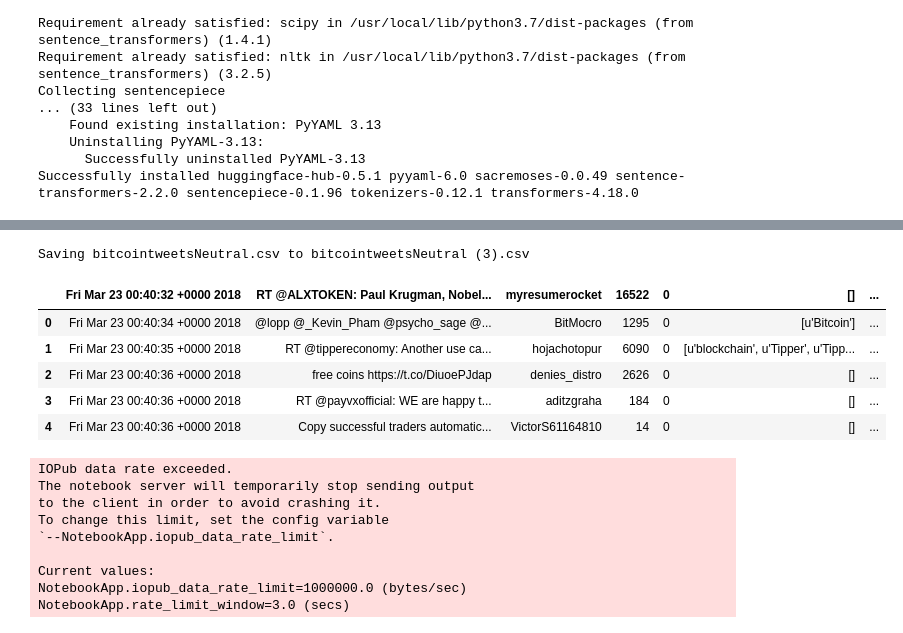
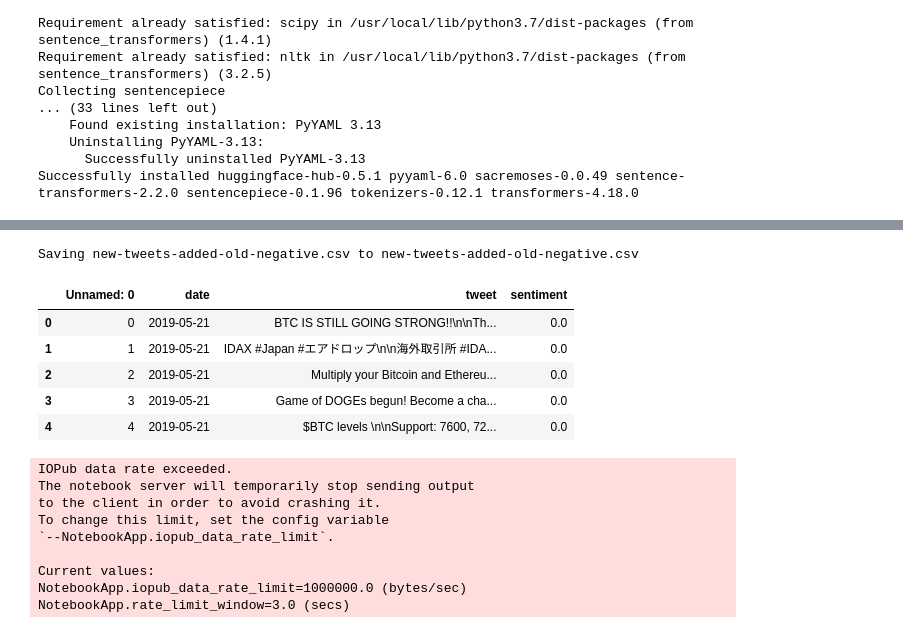
Before and after one commit to hassanjkhan/SALT-DATA, a Jupyter notebook: Untitled.ipynb, the cells around one changed output, grey strips where cells are left out. Cells and saved outputs as stored; diff of their text form; code cells hidden in the pictures.

```diff
--- a/Untitled.ipynb
+++ b/Untitled.ipynb
@@ -41,22 +41,22 @@ Successfully installed huggingface-hub-0.5.1 pyyaml-6.0 sacremoses-0.0.49 senten
 # %%
 import pandas as pd
 import re
 
 from google.colab import files
 import io
 
 uploaded = files.upload()
-data = pd.read_csv(io.BytesIO(uploaded['bitcointweetsNeutral.csv']))
+data = pd.read_csv(io.BytesIO(uploaded['new-tweets-added-old-negative.csv']))
 data.head()
 # %% [output]
 [interactive output not drawn]
-Saving bitcointweetsNeutral.csv to bitcointweetsNeutral (3).csv
+Saving new-tweets-added-old-negative.csv to new-tweets-added-old-negative.csv
-|  | Fri Mar 23 00:40:32 +0000 2018 | RT @ALXTOKEN: Paul Krugman, Nobel... | myresumerocket | 16522 | 0 | [] | ... |
-| 0 | Fri Mar 23 00:40:34 +0000 2018 | @lopp @_Kevin_Pham @psycho_sage @... | BitMocro | 1295 | 0 | [u'Bitcoin'] | ... |
-| 1 | Fri Mar 23 00:40:35 +0000 2018 | RT @tippereconomy: Another use ca... | hojachotopur | 6090 | 0 | [u'blockchain', u'Tipper', u'Tipp... | ... |
-| 2 | Fri Mar 23 00:40:36 +0000 2018 | free coins https://t.co/DiuoePJdap | denies_distro | 2626 | 0 | [] | ... |
-| 3 | Fri Mar 23 00:40:36 +0000 2018 | RT @payvxofficial: WE are happy t... | aditzgraha | 184 | 0 | [] | ... |
-| 4 | Fri Mar 23 00:40:36 +0000 2018 | Copy successful traders automatic... | VictorS61164810 | 14 | 0 | [] | ... |
+|  | Unnamed: 0 | date | tweet | sentiment |
+| 0 | 0 | 2019-05-21 | BTC IS STILL GOING STRONG!!\n\nTh... | 0.0 |
+| 1 | 1 | 2019-05-21 | IDAX #Japan #エアドロップ\n\n海外取引所 #IDA... | 0.0 |
+| 2 | 2 | 2019-05-21 | Multiply your Bitcoin and Ethereu... | 0.0 |
+| 3 | 3 | 2019-05-21 | Game of DOGEs begun! Become a cha... | 0.0 |
+| 4 | 4 | 2019-05-21 | $BTC levels \n\nSupport: 7600, 72... | 0.0 |
 # %%
 # data = data.iloc[:,[0,1,7]]
 # data.columns = ['time','tweet','sentiment']
```
Also changed, not shown: parts of 7 cells of this notebook.
